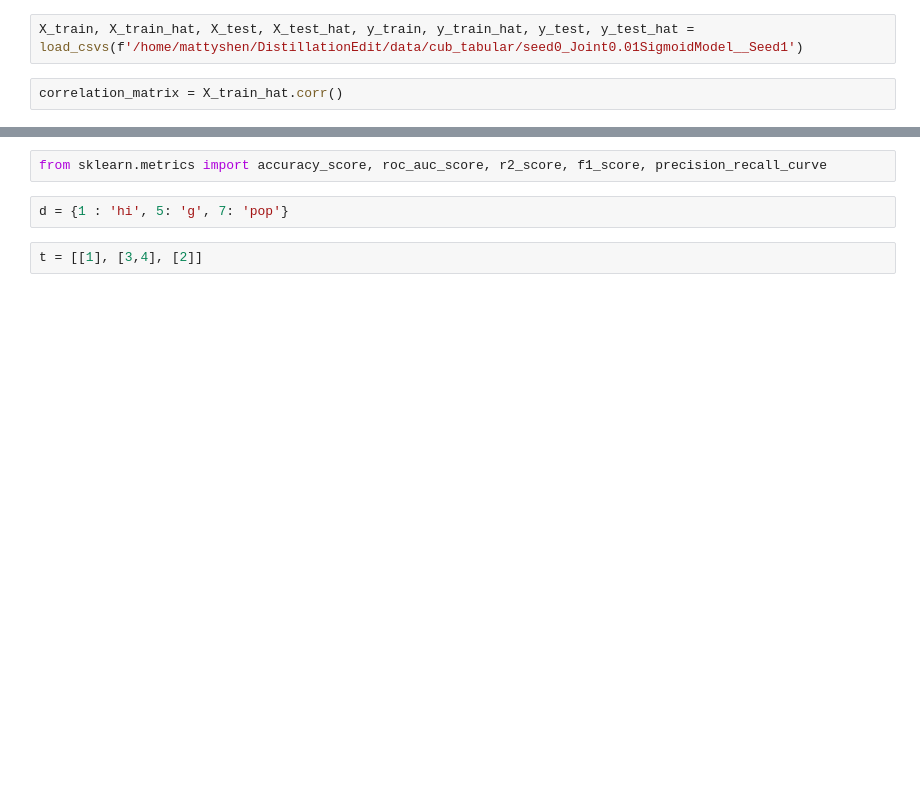
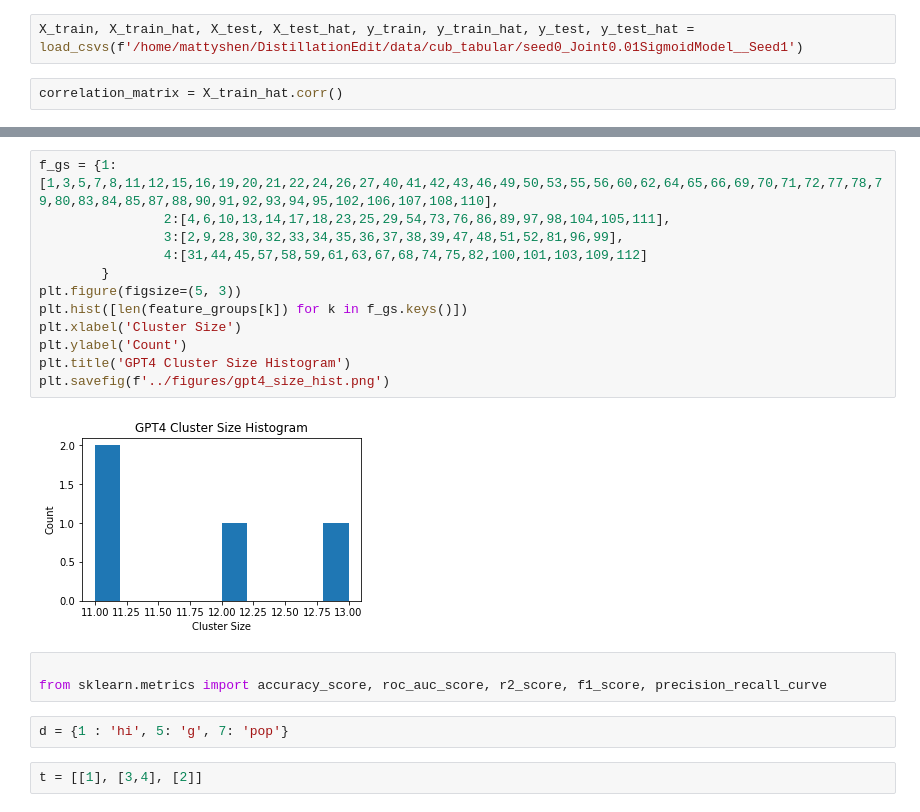
Before and after one commit to mattyshen/adaptiveTTI, a Jupyter notebook: experiments/pipeline_playground.ipynb, the cells around one changed output, grey strips where cells are left out. Saved outputs shown, nothing was run; the diff lists cells and outputs as text; blank space fills up the shorter version.

```diff
--- a/experiments/pipeline_playground.ipynb
+++ b/experiments/pipeline_playground.ipynb
@@ -307,4 +357,19 @@ Group 1: ['c10', 'c16', 'c22', 'c31', 'c37', 'c45', 'c50', 'c64', 'c70', 'c76',
+# %%
+f_gs = {1:[1,3,5,7,8,11,12,15,16,19,20,21,22,24,26,27,40,41,42,43,46,49,50,53,55,56,60,62,64,65,66,69,70,71,72,77,78,79,80,83,84,85,87,88,90,91,92,93,94,95,102,106,107,108,110],
+                2:[4,6,10,13,14,17,18,23,25,29,54,73,76,86,89,97,98,104,105,111],
+                3:[2,9,28,30,32,33,34,35,36,37,38,39,47,48,51,52,81,96,99],
+                4:[31,44,45,57,58,59,61,63,67,68,74,75,82,100,101,103,109,112]
+        }
+plt.figure(figsize=(5, 3))
+plt.hist([len(feature_groups[k]) for k in f_gs.keys()])
+plt.xlabel('Cluster Size')
+plt.ylabel('Count')
+plt.title('GPT4 Cluster Size Histogram')
+plt.savefig(f'../figures/gpt4_size_hist.png')
+# %% [output]
+[figure, added]
 # %%
+
 from sklearn.metrics import accuracy_score, roc_auc_score, r2_score, f1_score, precision_recall_curve
 # %%
 d = {1 : 'hi', 5: 'g', 7: 'pop'}
```
Also changed, not shown: parts of 12 cells of this notebook, 7 other files.
